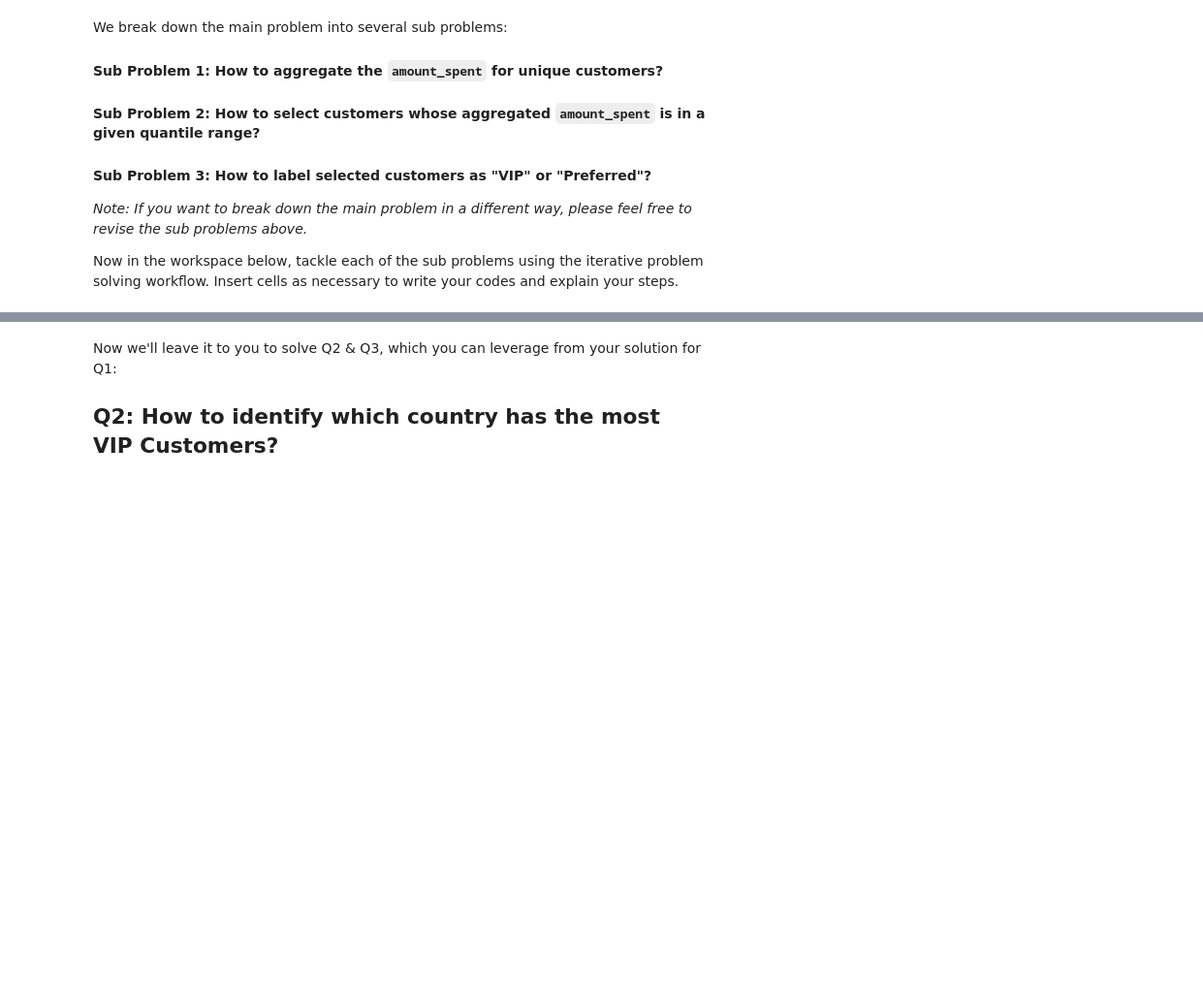
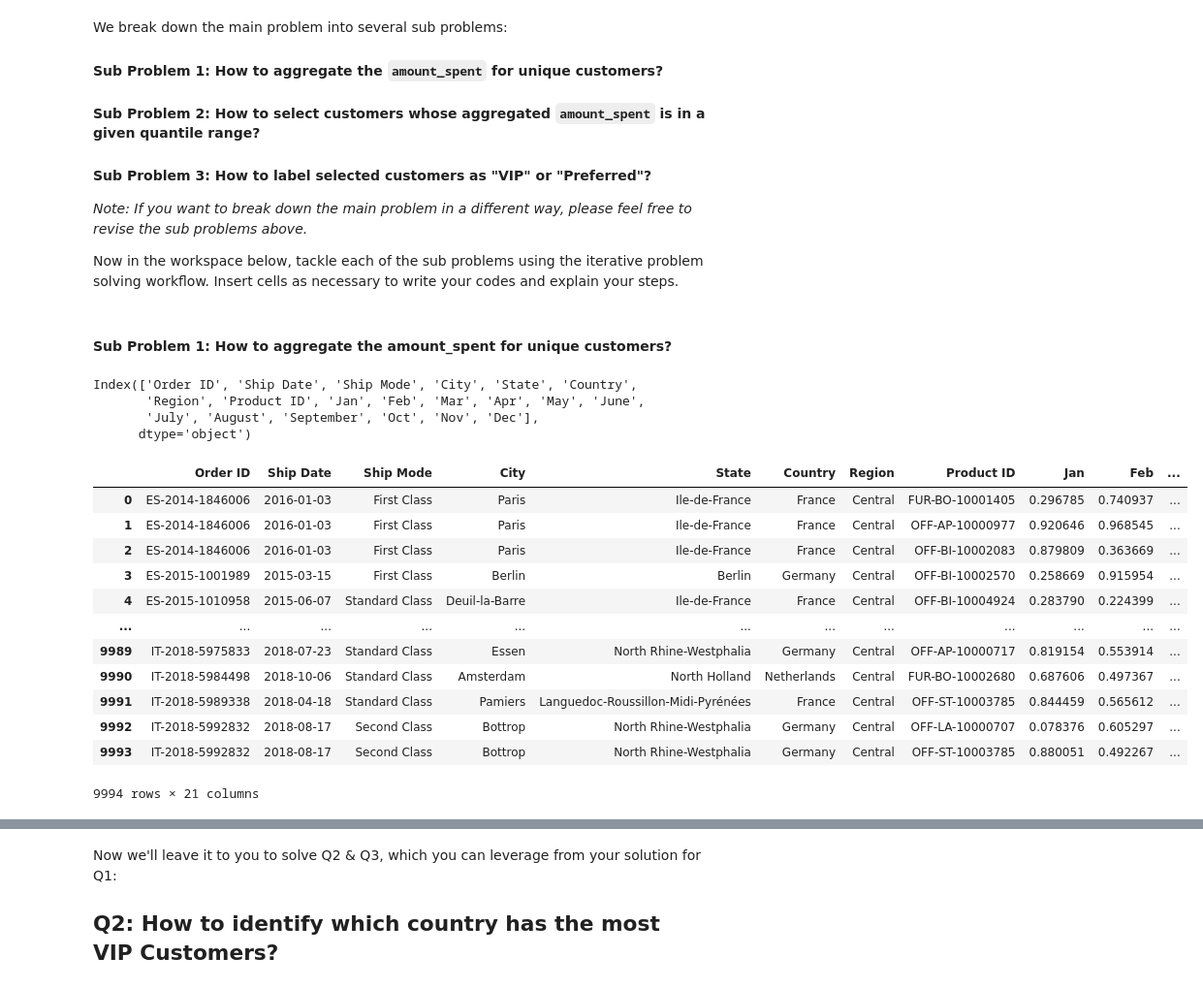
Before and after one commit to joangali1997/lab-dataframe-calculations, a Jupyter notebook: your-code/challenge-3_Solution.ipynb, the cells around one changed output, grey strips where cells are left out. Shown at 97% size. Cells and saved outputs as stored; diff of their text form; code cells hidden in the pictures; blank space fills up the shorter version.

```diff
--- a/your-code/challenge-3_Solution.ipynb
+++ b/your-code/challenge-3_Solution.ipynb
@@ -51,0 +54,35 @@ Now in the workspace below, tackle each of the sub problems using the iterative
+# %% [markdown]
+#### Sub Problem 1: How to aggregate the amount_spent for unique customers?
+# %%
+# Aggregating the 'amount_spent' for unique customers
+
+print(orders.columns)
+# %% [output]
+Index(['Order ID', 'Ship Date', 'Ship Mode', 'City', 'State', 'Country',
+       'Region', 'Product ID', 'Jan', 'Feb', 'Mar', 'Apr', 'May', 'June',
+       'July', 'August', 'September', 'Oct', 'Nov', 'Dec'],
+      dtype='object')
+# %%
+# Creating a new df with the features to get the 'amount_spent'
+amount_spent = orders[['Jan', 'Feb', 'Mar', 'Apr', 'May', 'June',
+       'July', 'August', 'September', 'Oct', 'Nov', 'Dec']]
+
+# Creating a new column named 'amount_spent' which is the sum of the
+# 'amount_spent' df.
+
+orders['amount_spent'] = amount_spent.sum(axis=1)
+orders
+# %% [output]
+|  | Order ID | Ship Date | Ship Mode | City | State | Country | Region | Product ID | Jan | Feb | ... |
+| 0 | ES-2014-1846006 | 2016-01-03 | First Class | Paris | Ile-de-France | France | Central | FUR-BO-10001405 | 0.296785 | 0.740937 | ... |
+| 1 | ES-2014-1846006 | 2016-01-03 | First Class | Paris | Ile-de-France | France | Central | OFF-AP-10000977 | 0.920646 | 0.968545 | ... |
+| 2 | ES-2014-1846006 | 2016-01-03 | First Class | Paris | Ile-de-France | France | Central | OFF-BI-10002083 | 0.879809 | 0.363669 | ... |
+| 3 | ES-2015-1001989 | 2015-03-15 | First Class | Berlin | Berlin | Germany | Central | OFF-BI-10002570 | 0.258669 | 0.915954 | ... |
+| 4 | ES-2015-1010958 | 2015-06-07 | Standard Class | Deuil-la-Barre | Ile-de-France | France | Central | OFF-BI-10004924 | 0.283790 | 0.224399 | ... |
+| ... | ... | ... | ... | ... | ... | ... | ... | ... | ... | ... | ... |
+| 9989 | IT-2018-5975833 | 2018-07-23 | Standard Class | Essen | North Rhine-Westphalia | Germany | Central | OFF-AP-10000717 | 0.819154 | 0.553914 | ... |
+| 9990 | IT-2018-5984498 | 2018-10-06 | Standard Class | Amsterdam | North Holland | Netherlands | Central | FUR-BO-10002680 | 0.687606 | 0.497367 | ... |
+| 9991 | IT-2018-5989338 | 2018-04-18 | Standard Class | Pamiers | Languedoc-Roussillon-Midi-Pyrénées | France | Central | OFF-ST-10003785 | 0.844459 | 0.565612 | ... |
+| 9992 | IT-2018-5992832 | 2018-08-17 | Second Class | Bottrop | North Rhine-Westphalia | Germany | Central | OFF-LA-10000707 | 0.078376 | 0.605297 | ... |
+| 9993 | IT-2018-5992832 | 2018-08-17 | Second Class | Bottrop | North Rhine-Westphalia | Germany | Central | OFF-ST-10003785 | 0.880051 | 0.492267 | ... |
+9994 rows × 21 columns
```
Also changed, not shown: parts of 18 cells of this notebook.
